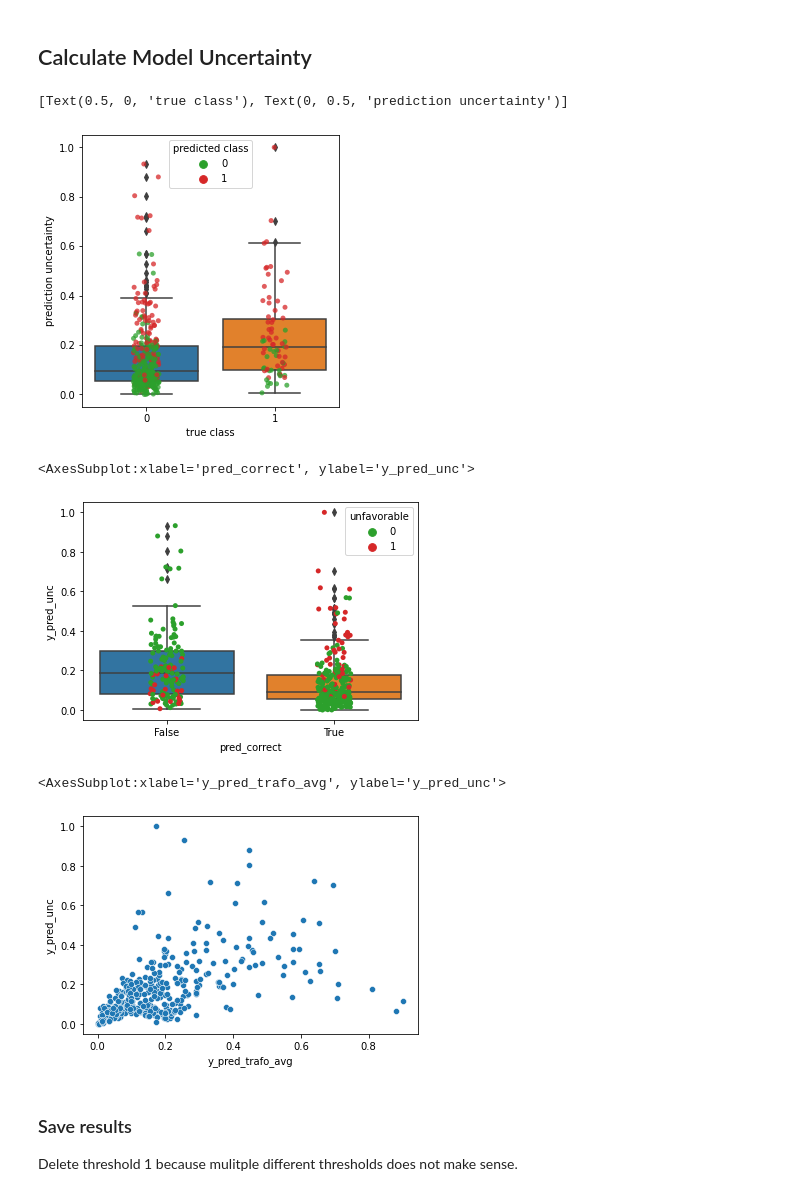
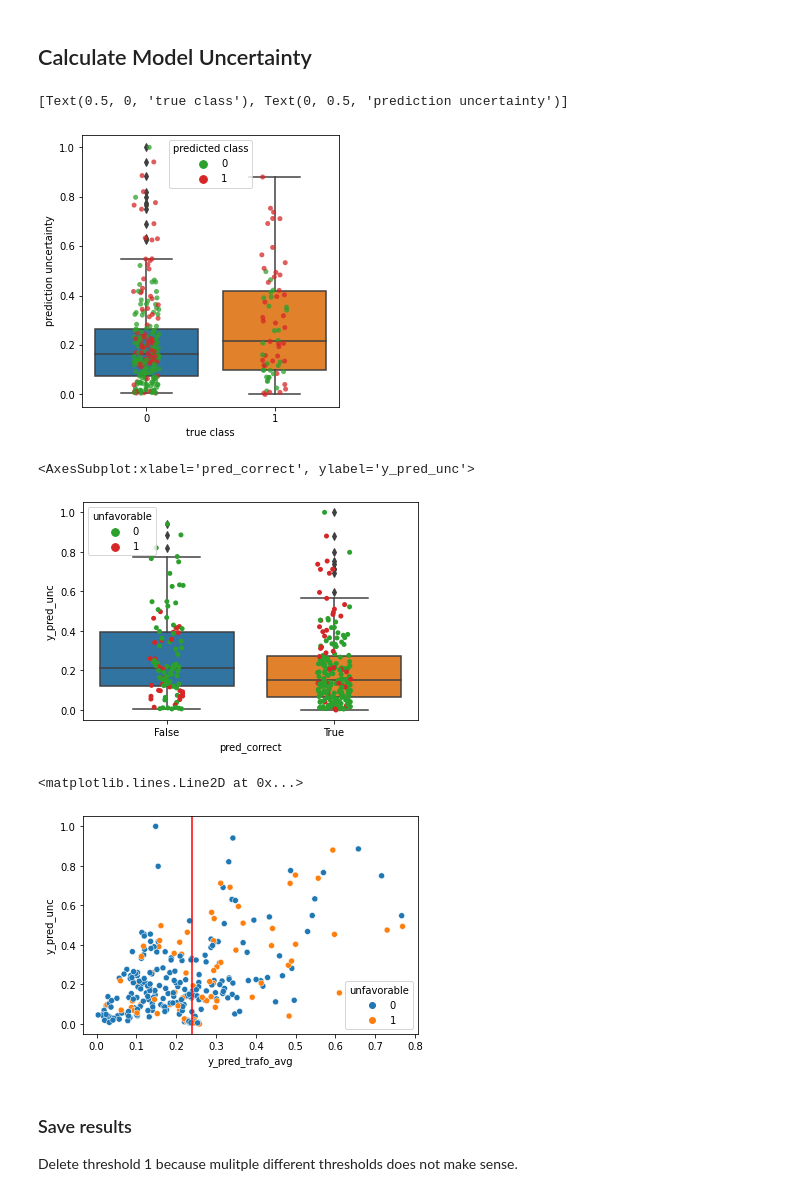
Before and after one commit to NorDar/explainable_AI, a Jupyter notebook: Result_Assembly.ipynb, the cells around one changed output. Cells and saved outputs as stored; diff of their text form; code cells hidden in the pictures.

Commit message:
New Modell without TIA Patients (V3)
Also adjusted paths for working in vs code

```diff
--- a/Result_Assembly.ipynb
+++ b/Result_Assembly.ipynb
@@ -54,3 +50,15 @@ import function_read_data as rdat
 print("TF  Version",tf.__version__)
 # %% [output]
 TF  Version 2.4.0
+# %%
+# check and set path before loading modules
+print(os.getcwd())
+DIR = "/tf/notebooks/brdd/xAI_stroke_3d/"
+if os.getcwd() != DIR:
+    os.chdir(DIR)
+
+import helper_functions as hlp
+import function_model_definition as md
+import function_read_data as rdat
+
+print("TF  Version",tf.__version__)
@@ -66,13 +77,11 @@ https://towardsdatascience.com/understand-your-algorithm-with-grad-cam-d3b62fce3
 ## Load Data and Results
 # %%
 # Define Version (which splits and models)
-version = "10Fold_sigmoid_V2" # one of the following (see ZZ_overview_of_runs.txt for details):
-# "10Fold_sigmoid_V0", "10Fold_sigmoid_V1", "10Fold_sigmoid_V2", "10Fold_softmax_V0", "10Fold_softmax_V1", "andrea"
+version = "10Fold_sigmoid_V3" # one of the following (see ZZ_overview_of_runs.txt for details):
+# 10Fold_sigmoid_V0, 10Fold_sigmoid_V1, 10Fold_sigmoid_V2, 10Fold_sigmoid_V2f, 10Fold_sigmoid_V3
+# 10Fold_softmax_V0, 10Fold_softmax_V1, andrea
 
 # should csv be saved?
-save_file = False
+save_file = True
 
-# Define the path
-print(os.getcwd())
-DIR = "/tf/notebooks/"
-OUTPUT_DIR = "/tf/notebooks/brdd/xAI_3d/data/"
+OUTPUT_DIR = DIR + "data/"
@@ -83,8 +90,8 @@ OUTPUT_DIR = "/tf/notebooks/brdd/xAI_3d/data/"
 if version.startswith("10Fold"):
     # Define the path + output path:
 
-    DATA_DIR = "/tf/notebooks/brdd/xAI_3d/data/"
-    WEIGHT_DIR = "/tf/notebooks/brdd/xAI_3d/weights/" + version + "/"
+    DATA_DIR = DIR + "data/"
+    WEIGHT_DIR = DIR + "weights/" + version + "/"
 
     # load data
     if version.endswith("V0") or version.endswith("sigmoid"):
@@ -93,6 +100,8 @@ if version.startswith("10Fold"):
         id_tab = pd.read_csv(DATA_DIR + "10Fold_ids_V1.csv", sep=",")
     elif version.endswith("V2") or version.endswith("V2f"):
         id_tab = pd.read_csv(DATA_DIR + "10Fold_ids_V2.csv", sep=",")
+    elif version.endswith("V3"):
+        id_tab = pd.read_csv(DATA_DIR + "10Fold_ids_V3.csv", sep=",")
     X = np.load(DATA_DIR + "prepocessed_dicom_3d.npy")
 
     # define save name
@@ -111,12 +120,12 @@ elif version == "andrea":
 
     IMG_DIR = "/tf/notebooks/hezo/stroke_zurich/data/"
     DATA_DIR = "/tf/notebooks/hezo/stroke_zurich/data/"
-    WEIGHT_DIR = "/tf/notebooks/brdd/xAI_3d/weights/andrea_split/"
+    WEIGHT_DIR = "/tf/notebooks/brdd/xAI_stroke_3d/weights/andrea_split/"
 
     # define data paths
     img_path = IMG_DIR + 'dicom_2d_192x192x3_clean_interpolated_18_02_2021_preprocessed2.h5'
     tab_path = IMG_DIR + 'baseline_data_zurich_prepared.csv'
-    split_path = '/tf/notebooks/brdd/xAI_3d/data/andrea_splits.csv'
+    split_path = '/tf/notebooks/brdd/xAI_stroke_3d/data/andrea_splits.csv'
 
     # define save name
     all_result_name = "all_tab_results_andrea_split"
@@ -135,6 +144,7 @@ all_tab_results_10Fold_sigmoid_V2
 # %%
 ## define model numbers
-if version in ["andrea", "10Fold_sigmoid_V0", "10Fold_softmax_V0", "10Fold_sigmoid_V2", "10Fold_sigmoid_V2f"]:
+if version in ["andrea", "10Fold_sigmoid_V0", "10Fold_softmax_V0",
+               "10Fold_sigmoid_V2", "10Fold_sigmoid_V2f", "10Fold_sigmoid_V3"]:
     model_nrs = list(range(10, 15))
 elif version in ["10Fold_softmax_V1", "10Fold_sigmoid_V1"]:
     model_nrs = list(range(10,20))
@@ -723,7 +733,7 @@ plt.legend(title='predicted class', loc='upper center')
 g.set(xlabel='true class', ylabel='prediction uncertainty')
 # %% [output]
 [Text(0.5, 0, 'true class'), Text(0, 0.5, 'prediction uncertainty')]
-[figure, old version]
+[figure, new version]
 # %%
 all_results["pred_correct"] = all_results["y_pred_class2"] == all_results["unfavorable"]
 
@@ -737,15 +747,17 @@ sns.stripplot(x = "pred_correct",
     data = all_results)
 # %% [output]
 <AxesSubplot:xlabel='pred_correct', ylabel='y_pred_unc'>
-[figure, old version]
+[figure, new version]
 # %%
 sns.scatterplot(
            x = "y_pred_trafo_avg",
            y = "y_pred_unc",
-            data = all_results)
+           hue = "unfavorable",
+           data = all_results)
+plt.axvline(x = valid_threshold, color = "red")
 # %% [output]
-<AxesSubplot:xlabel='y_pred_trafo_avg', ylabel='y_pred_unc'>
+<matplotlib.lines.Line2D at 0x...>
-[figure, old version]
+[figure, new version]
 # %% [markdown]
 ### Save results
 
```
Also changed, not shown: parts of 19 cells of this notebook, 7 other files.
